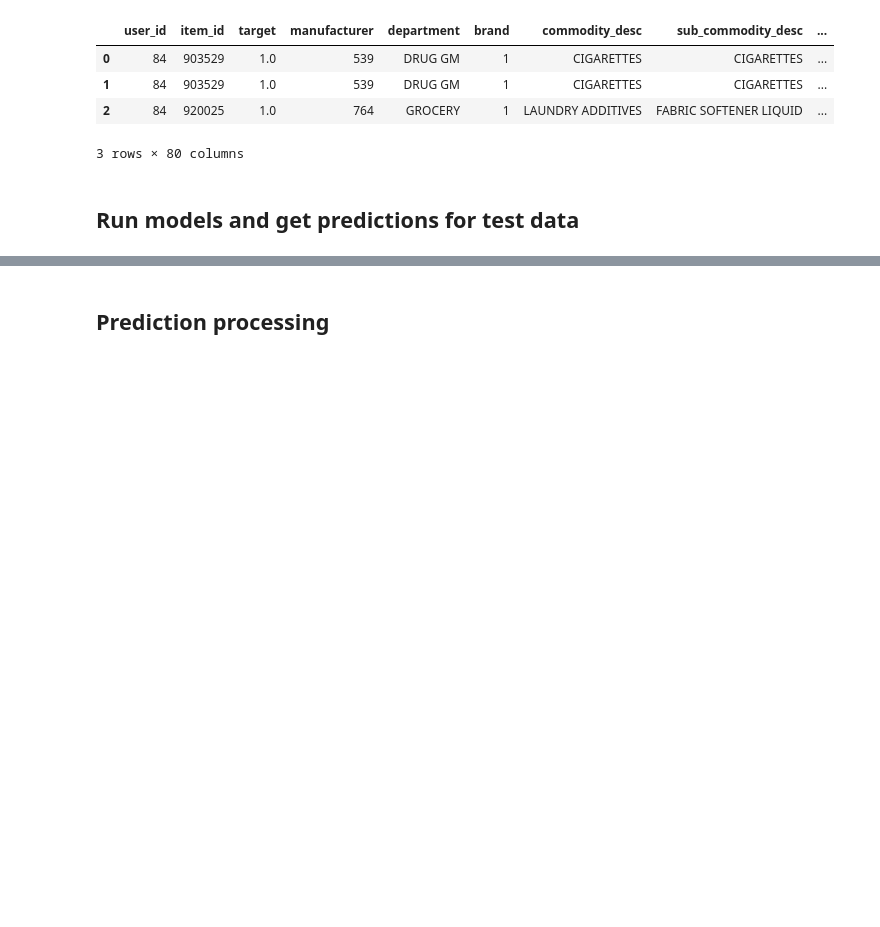
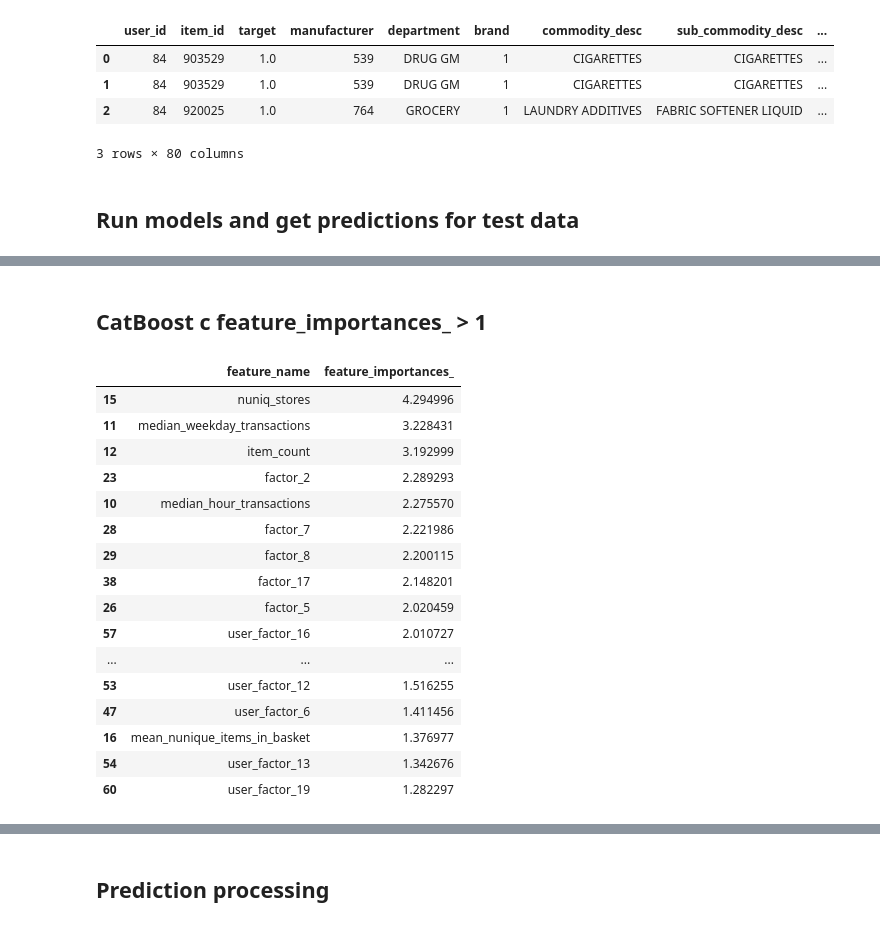
Before and after one commit to OlegRev/recommendation_systems, a Jupyter notebook: course_project.ipynb, the cells around one changed output, grey strips where cells are left out. Saved outputs shown, nothing was run; the diff lists cells and outputs as text; code cells hidden in the pictures; blank space fills up the shorter version.

```diff
--- a/course_project.ipynb
+++ b/course_project.ipynb
@@ -921,10 +1089,11 @@ Name: user_id, Length: 88734, dtype: int64
 ### *Make cold-start to warm-start*
 # %%
 %%time
-data_train, data_valid, test  = set_warm_start(data_train, data_valid, test, test, test=True)
+data_train, data_valid, data_valid1,  test  = set_warm_start(data_train, data_valid, data_valid, test)
 
 print_stats_data(data_train,'train')
 print_stats_data(data_valid,'valid')
+print_stats_data(data_valid1,'valid')
 print_stats_data(test,'test')
 # %% [output]
 train
@@ -962,14 +1127,15 @@ Wall time: 9 s
 # %%
 %%time
-targets_test = get_target_ranker(data_train,
-                                 data_valid,
-                                 item_features,
-                                 user_features,
-                                 user_item_features,
-                                 N_PREDICT)
 
-print(f'число пользователей: {targets_test.user_id.nunique()}')
-print(f'среднее число покупок: {round(targets_test["target"].mean(), 4)}')
+targets_test = preparing_data(data_train,
+                              data_valid,
+                              item_features,
+                              user_features,
+                              user_item_features,
+                              USER_COL='user_id',
+                              ITEM_COL='item_id',
+                              N_PREDICT=50,
+                              get_df=True)
 
 targets_test.head(3)
 # %% [output]
@@ -1033,0 +1183,23 @@ predictions_cb_test = model_cb.predict_proba(targets_test[selected_feature_names
+# %% [markdown]
+## CatBoost с feature_importances_ > 1
+# %%
+df_feature_importans = pd.DataFrame(zip(selected_feature_names_cb, model_cb.feature_importances_), columns=['feature_name', 'feature_importances_'])
+df_feature_importans.loc[df_feature_importans.feature_importances_>=1].sort_values('feature_importances_', ascending=False)
+# %% [output]
+|  | feature_name | feature_importances_ |
+| 15 | nuniq_stores | 4.294996 |
+| 11 | median_weekday_transactions | 3.228431 |
+| 12 | item_count | 3.192999 |
+| 23 | factor_2 | 2.289293 |
+| 10 | median_hour_transactions | 2.275570 |
+| 28 | factor_7 | 2.221986 |
+| 29 | factor_8 | 2.200115 |
+| 38 | factor_17 | 2.148201 |
+| 26 | factor_5 | 2.020459 |
+| 57 | user_factor_16 | 2.010727 |
+| ... | ... | ... |
+| 53 | user_factor_12 | 1.516255 |
+| 47 | user_factor_6 | 1.411456 |
+| 16 | mean_nunique_items_in_basket | 1.376977 |
+| 54 | user_factor_13 | 1.342676 |
+| 60 | user_factor_19 | 1.282297 |
```
Also changed, not shown: parts of 112 cells of this notebook.
